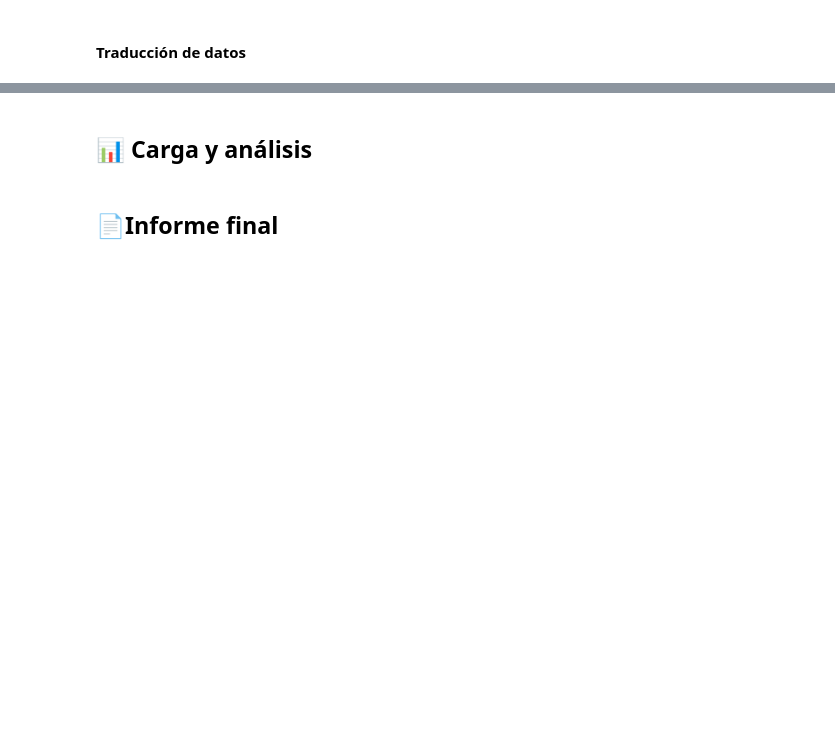
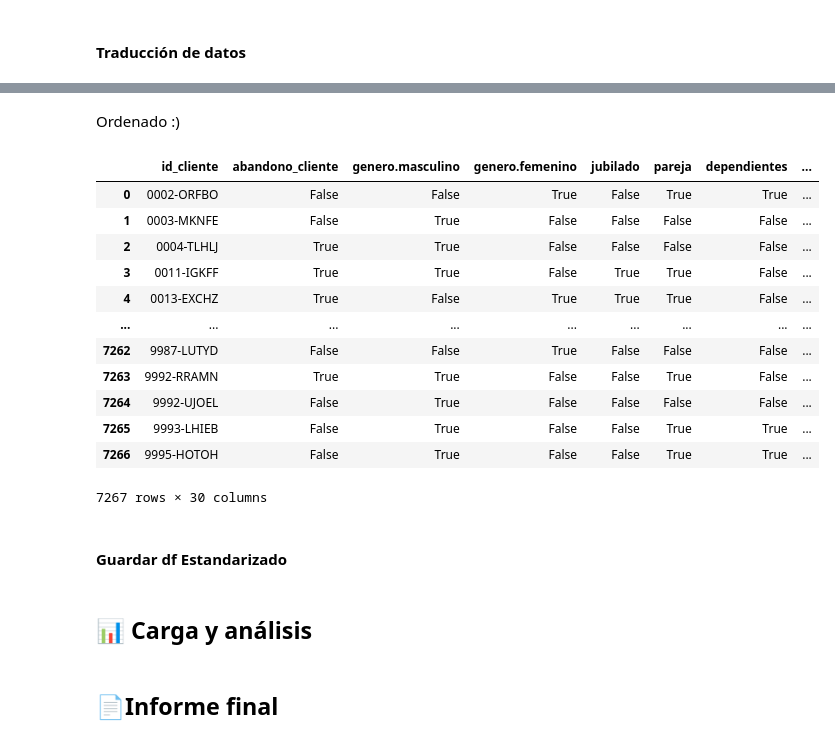
Before and after one commit to MigXDev/CS_Datos_I_DESAFIO_2, a Jupyter notebook: challenge2-data-science-LATAM-main/TelecomX_LATAM.ipynb, the cells around one changed output, grey strips where cells are left out. Saved outputs shown, nothing was run; the diff lists cells and outputs as text; code cells hidden in the pictures; blank space fills up the shorter version.

```diff
--- a/challenge2-data-science-LATAM-main/TelecomX_LATAM.ipynb
+++ b/challenge2-data-science-LATAM-main/TelecomX_LATAM.ipynb
@@ -855,0 +1067,6 @@ df_Datos.replace({**map_bin, **map_serv, **map_genero}, inplace=True)
+# %%
+df_Estandarizado.rename(columns={
+    'servicio_internet.fibra_óptica'                 : 'servicio_internet.fibra_optica',
+    'metodo_pago.transferencia_bancaria_(automática)': 'metodo_pago.transferencia_bancaria_auto',
+    'metodo_pago.tarjeta_de_crédito_(automática)'    : 'metodo_pago.tarjeta_de_crédito_auto'
+}, inplace=True)
@@ -855,0 +1111,35 @@ df_Datos.replace({**map_bin, **map_serv, **map_genero}, inplace=True)
+# %%
+cols = df_Estandarizado.columns.tolist()
+
+#  mover genero.* junto a 'abandono_cliente'
+for col in ['genero.femenino', 'genero.masculino']:
+    cols.remove(col)
+    idx = cols.index('abandono_cliente') + 1   # después de 'abandono_cliente'
+    cols.insert(idx, col)
+
+#  mover servicio_internet.* junto a 'ad.multiples_lineas'
+for col in ['servicio_internet.dsl',
+            'servicio_internet.fibra_optica',
+            'servicio_internet.no']:
+    cols.remove(col)
+    idx = cols.index('ad.multiples_lineas') + 1 # después de 'ad.multiples_lineas'
+    cols.insert(idx, col)
+
+#  mover contrato.* junto a 'peliculas.streaming'
+for col in ['contrato.mes_a_mes',
+            'contrato.un_año',
+            'contrato.dos_años']:
+    cols.remove(col)
+    idx = cols.index('peliculas.streaming') + 1 # después de 'peliculas.streaming'
+    cols.insert(idx, col)
+
+#  mover metodo_pago.* junto a 'factura_digital'
+for col in ['metodo_pago.transferencia_bancaria_auto',
+            'metodo_pago.tarjeta_de_crédito_auto',
+            'metodo_pago.cheque_electrónico',
+            'metodo_pago.cheque_por_correo']:
+    cols.remove(col)
+    idx = cols.index('factura_digital') + 1 # después de 'factura_digital'
+    cols.insert(idx, col)
+
+df_Estandarizado = df_Estandarizado[cols]
@@ -855,0 +1166,20 @@ df_Datos.replace({**map_bin, **map_serv, **map_genero}, inplace=True)
+# %% [markdown]
+Ordenado :)
+# %%
+df_Estandarizado
+# %% [output]
+|  | id_cliente | abandono_cliente | genero.masculino | genero.femenino | jubilado | pareja | dependientes | ... |
+| 0 | 0002-ORFBO | False | False | True | False | True | True | ... |
+| 1 | 0003-MKNFE | False | True | False | False | False | False | ... |
+| 2 | 0004-TLHLJ | True | True | False | False | False | False | ... |
+| 3 | 0011-IGKFF | True | True | False | True | True | False | ... |
+| 4 | 0013-EXCHZ | True | False | True | True | True | False | ... |
+| ... | ... | ... | ... | ... | ... | ... | ... | ... |
+| 7262 | 9987-LUTYD | False | False | True | False | False | False | ... |
+| 7263 | 9992-RRAMN | True | True | False | False | True | False | ... |
+| 7264 | 9992-UJOEL | False | True | False | False | False | False | ... |
+| 7265 | 9993-LHIEB | False | True | False | False | True | True | ... |
+| 7266 | 9995-HOTOH | False | True | False | False | True | True | ... |
+7267 rows × 30 columns
+# %% [markdown]
+#### Guardar df Estandarizado
```
Also changed, not shown: parts of 30 cells of this notebook.
